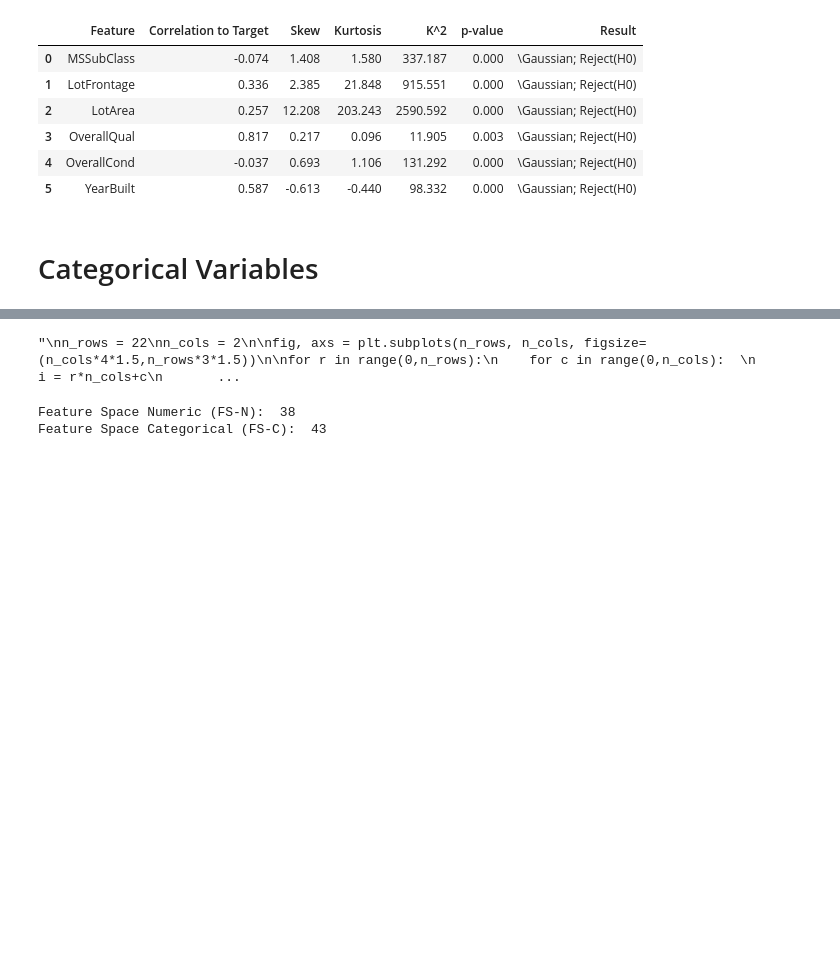
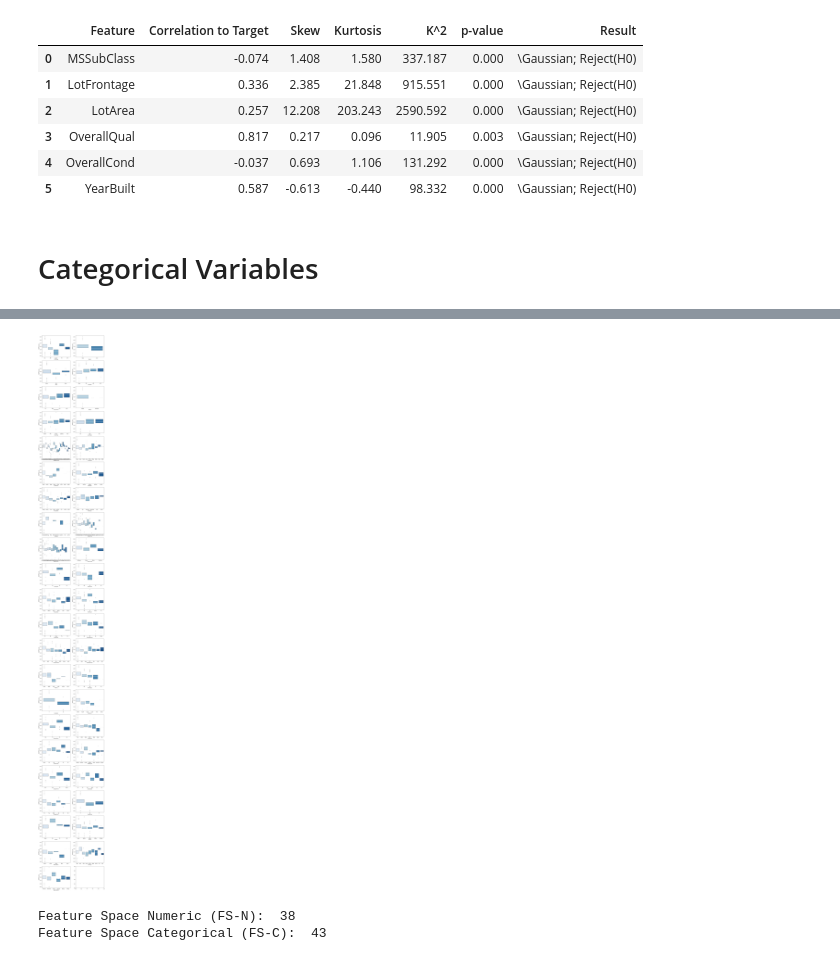
Before and after one commit to Timothy-Day/Project-Tribore, a Jupyter notebook: TimothyDay/Model/ML_Tribore_Data.ipynb, the cells around one changed output, grey strips where cells are left out. Drawn from its saved outputs; the diff is of its cells as text; code cells hidden in the pictures; blank space fills up the shorter version.

```diff
--- a/TimothyDay/Model/ML_Tribore_Data.ipynb
+++ b/TimothyDay/Model/ML_Tribore_Data.ipynb
@@ -283,30 +281,29 @@ plt.show()
 # %%
-'''
+
 n_rows = 22
 n_cols = 2
 
 fig, axs = plt.subplots(n_rows, n_cols, figsize=(n_cols*4*1.5,n_rows*3*1.5))
 
 for r in range(0,n_rows):
     for c in range(0,n_cols):
         i = r*n_cols+c
         if i < len(list(features_cat)):
                     sns.boxplot(data = df_train,
                             x = features_cat[i],
                             y = target_,
                             palette = 'Blues',
                             boxprops = dict(linewidth=1),
                             medianprops = dict(color = 'white'),
                             whiskerprops = dict(color='white',linewidth=1.0),capprops=dict(color='white',linewidth=1.0),
                             flierprops = dict(color = 'white', markeredgecolor = 'white'),
                             ax = axs[r][c])
 
 
 plt.tight_layout()
 plt.show()
-'''
 # %% [output]
-"\nn_rows = 22\nn_cols = 2\n\nfig, axs = plt.subplots(n_rows, n_cols, figsize=(n_cols*4*1.5,n_rows*3*1.5))\n\nfor r in range(0,n_rows):\n    for c in range(0,n_cols):  \n        i = r*n_cols+c\n       ...
+[figure, added]
 # %%
 
 features_num = df_train.dtypes[df_train.dtypes != "object"].index
```
Also changed, not shown: parts of 10 cells of this notebook, 3 other files.
